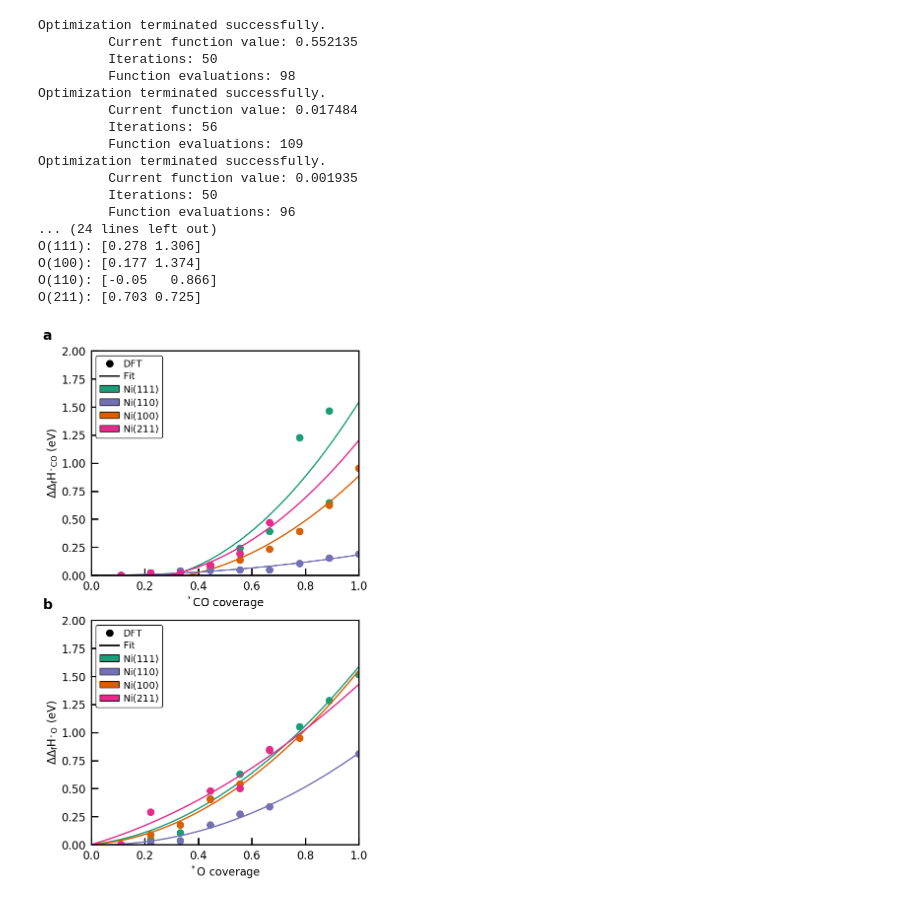
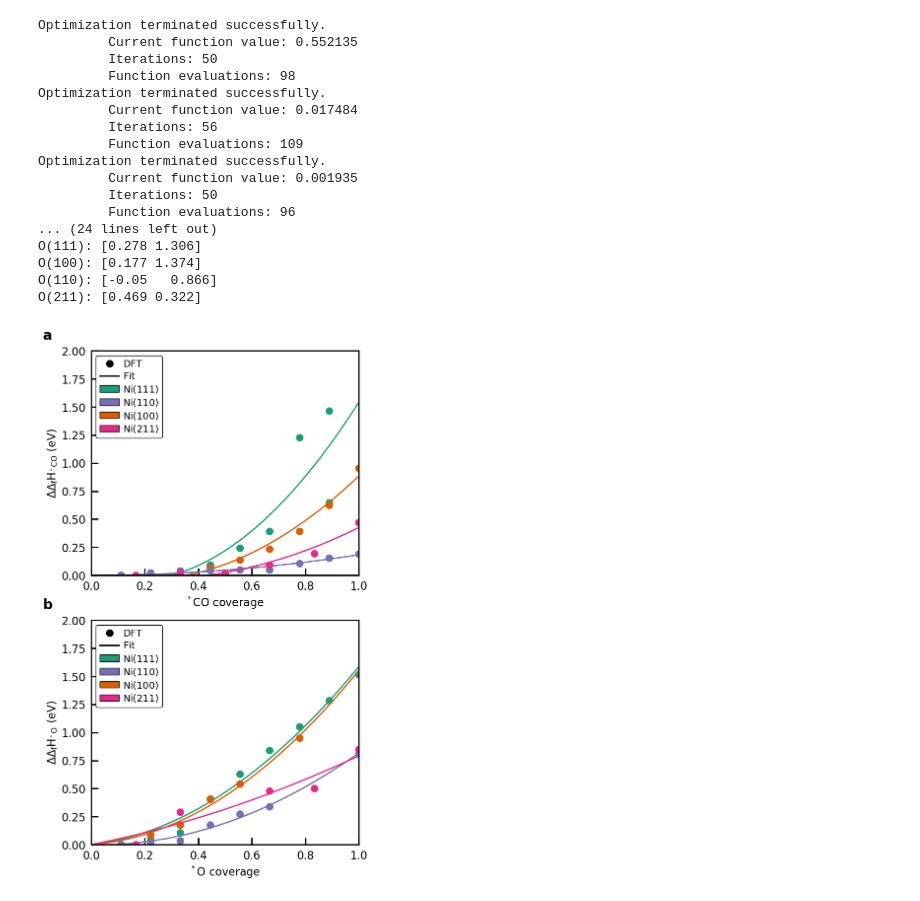
Before and after one commit to bjkreitz/multifacet, a Jupyter notebook: TPD/scripts/covdep_TPD.ipynb, the cells around one changed output. Saved outputs shown, nothing was run; the diff lists cells and outputs as text; code cells hidden in the pictures.

```diff
--- a/TPD/scripts/covdep_TPD.ipynb
+++ b/TPD/scripts/covdep_TPD.ipynb
@@ -83,7 +83,7 @@ theta_co_110 = np.array([1/9, 2/9, 3/9, 4/9, 5/9, 6/9, 7/9, 8/9, 9/9])
 hcov_co_110=(np.array([-1.621,-1.597,-1.582,-1.578,-1.572,-1.573,-1.515,-1.467,-1.432])--1.621)
 scov_co_110=(np.array([0.04555,0.04794,0.0509,0.05094,0.04594,0.04244,0.04023,0.03924,0.0348])-0.04555)/96.485
 
-theta_co_211 = np.array([1/9, 2/9, 3/9, 4/9, 5/9, 6/9])
+theta_co_211 = np.array([1/6, 2/6, 3/6, 4/6, 5/6, 6/6])
 hcov_co_211=(np.array([-1.558,-1.537,-1.542,-1.466,-1.365,-1.088])--1.558)
 scov_co_211=(np.array([0.05915,0.0455,0.04257,0.03956,0.03704,0.03621])-0.05915)/96.485
 
@@ -99,7 +99,7 @@ theta_o_110 = np.array([1/9, 2/9, 3/9, 4/9, 5/9, 6/9, 9/9])
 hcov_o_110=(np.array([-5.173,-5.155,-5.137,-4.995,-4.902,-4.833,-4.362])--5.173)
 scov_o_110=(np.array([0.01951,0.01903,0.02071,0.02017,0.02066,0.01989,0.02771])-0.01951)/96.485
 
-theta_o_211 = np.array([1/9, 2/9, 4/9, 5/9, 6/9])
+theta_o_211 = np.array([1/6, 2/6, 4/6, 5/6, 6/6])
 hcov_o_211=(np.array([-5.213,-4.921,-4.733,-4.711,-4.364])--5.213)
 scov_o_211=(np.array([0.02025,0.02043,0.01254,0.01233,0.01213])-0.02025)/96.485
 
@@ -195,35 +195,35 @@ ax0.set_xlabel('$\mathrm{^*CO\ coverage}$')
 ax1.set_ylabel('$\mathrm{\Delta\Delta_f H_{^*O}\ (eV)}$')
 ax1.set_ylim([0, 2])
 ax1.set_xlim([0, 1])
 ax1.set_xlabel('$\mathrm{^*O\ coverage}$')
 
 
 import string
 ax0.text(-0.18, 1.05, string.ascii_lowercase[0], transform=ax0.transAxes, size=20, weight='bold')
 ax1.text(-0.18, 1.05, string.ascii_lowercase[1], transform=ax1.transAxes, size=20, weight='bold')
 
 plt.savefig('coverae_dependence_multifacet.pdf', transparent=False, bbox_inches='tight')
 #plt.savefig('enthalpy_multifacet.png', dpi=300, transparent=False, bbox_inches='tight')
 plt.show()
 # %% [output]
 Optimization terminated successfully.
          Current function value: 0.552135
          Iterations: 50
          Function evaluations: 98
 Optimization terminated successfully.
          Current function value: 0.017484
          Iterations: 56
          Function evaluations: 109
 Optimization terminated successfully.
          Current function value: 0.001935
          Iterations: 50
          Function evaluations: 96
 ... (24 lines left out)
 O(111): [0.278 1.306]
 O(100): [0.177 1.374]
 O(110): [-0.05   0.866]
-O(211): [0.703 0.725]
+O(211): [0.469 0.322]
-[figure, old version]
+[figure, new version]
 # %%
 from scipy.optimize import fmin
 import numpy as np
```
Also changed, not shown: parts of 1 cell of this notebook, 49 other files.
